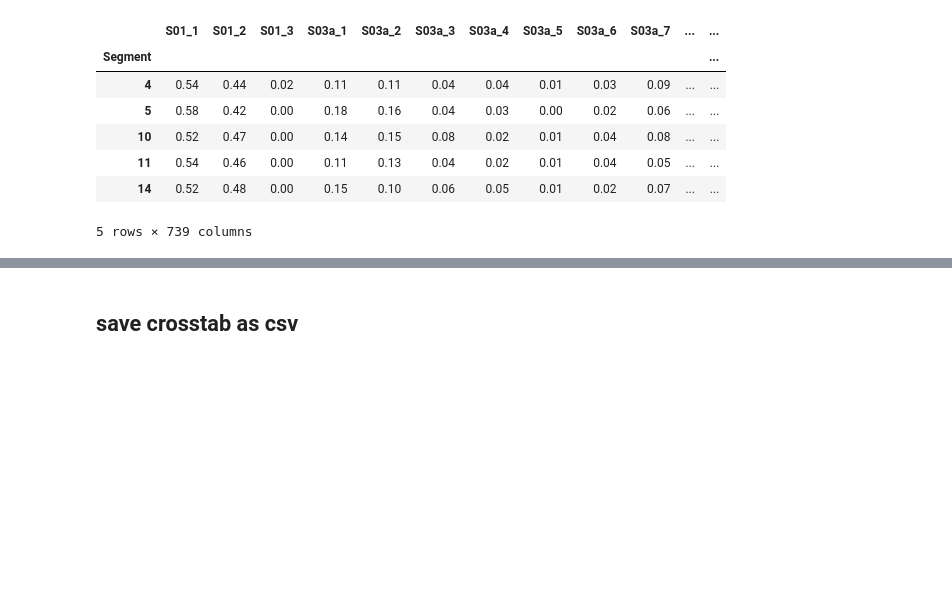
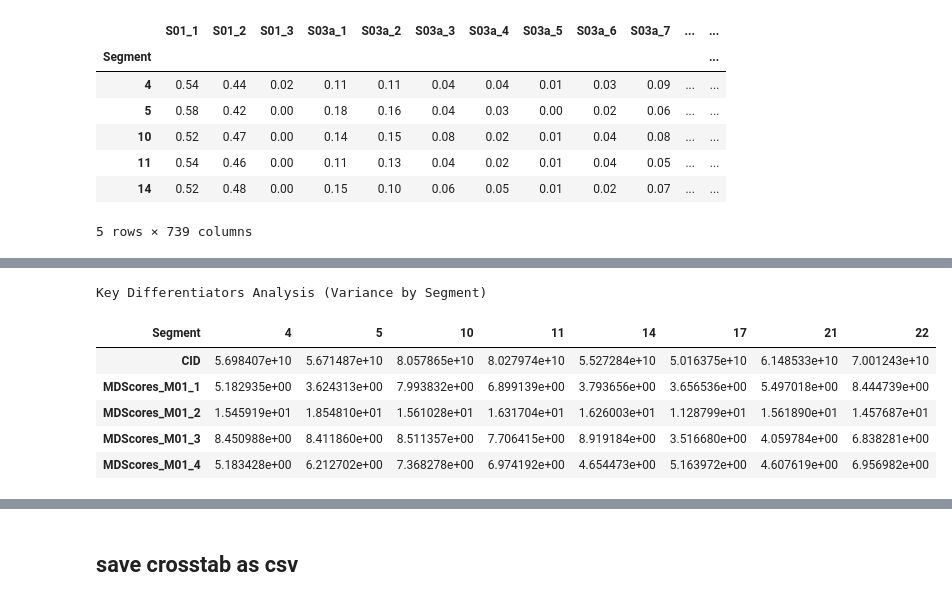
Before and after one commit to adrianacupp/conjoint_analysis, a Jupyter notebook: ExerciseAdriana/cuppuleri_part1.ipynb, the cells around one changed output, grey strips where cells are left out. Drawn from its saved outputs; the diff is of its cells as text; code cells hidden in the pictures; blank space fills up the shorter version.

```diff
--- a/ExerciseAdriana/cuppuleri_part1.ipynb
+++ b/ExerciseAdriana/cuppuleri_part1.ipynb
@@ -133,0 +153,13 @@ Improved Categorical Summary by Segment:
+# %%
+# Calculate variance for each variable by segment to identify differentiators
+variance_by_segment = data.groupby('Segment').var().transpose()
+print("\nKey Differentiators Analysis (Variance by Segment)")
+variance_by_segment
+# %% [output]
+Key Differentiators Analysis (Variance by Segment)
+| Segment | 4 | 5 | 10 | 11 | 14 | 17 | 21 | 22 |
+| CID | 5.698407e+10 | 5.671487e+10 | 8.057865e+10 | 8.027974e+10 | 5.527284e+10 | 5.016375e+10 | 6.148533e+10 | 7.001243e+10 |
+| MDScores_M01_1 | 5.182935e+00 | 3.624313e+00 | 7.993832e+00 | 6.899139e+00 | 3.793656e+00 | 3.656536e+00 | 5.497018e+00 | 8.444739e+00 |
+| MDScores_M01_2 | 1.545919e+01 | 1.854810e+01 | 1.561028e+01 | 1.631704e+01 | 1.626003e+01 | 1.128799e+01 | 1.561890e+01 | 1.457687e+01 |
+| MDScores_M01_3 | 8.450988e+00 | 8.411860e+00 | 8.511357e+00 | 7.706415e+00 | 8.919184e+00 | 3.516680e+00 | 4.059784e+00 | 6.838281e+00 |
+| MDScores_M01_4 | 5.183428e+00 | 6.212702e+00 | 7.368278e+00 | 6.974192e+00 | 4.654473e+00 | 5.163972e+00 | 4.607619e+00 | 6.956982e+00 |
```
Also changed, not shown: parts of 5 cells of this notebook.
